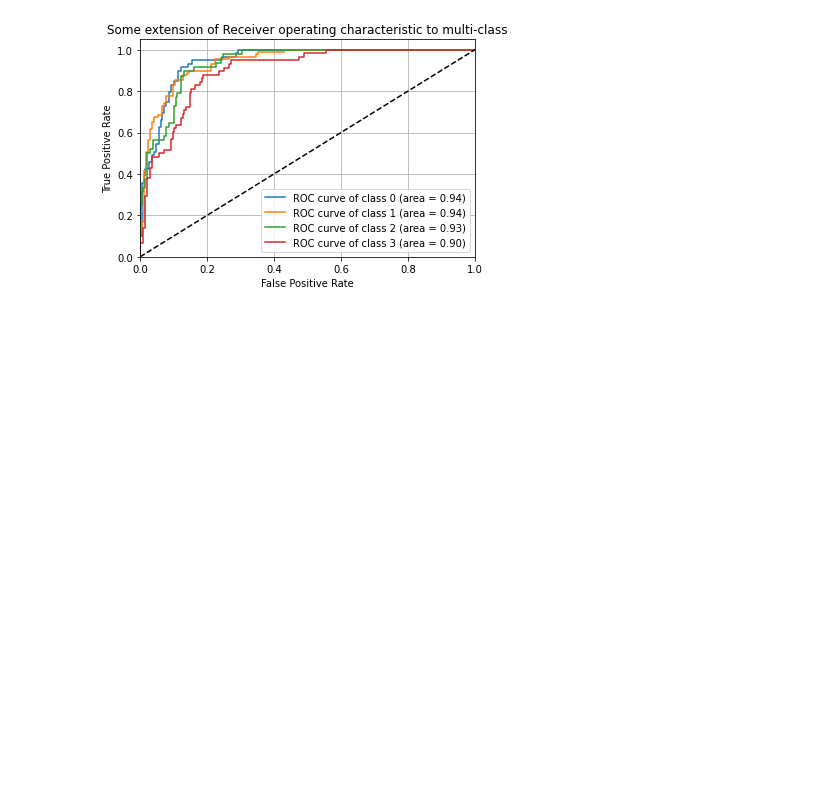
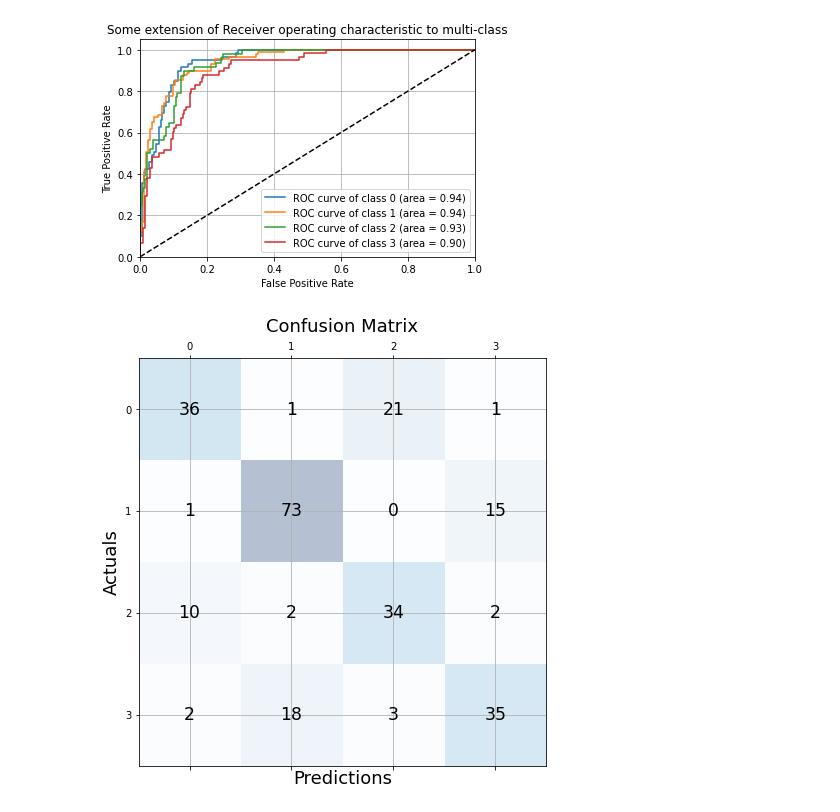
Before and after one commit to sgalrot/corsound, a Jupyter notebook: notebooks/corsound_cnn.ipynb, the cells around one changed output. Drawn from its saved outputs; the diff is of its cells as text; code cells hidden in the pictures; blank space fills up the shorter version.

Commit message:
adding confusion matrix

```diff
--- a/notebooks/corsound_cnn.ipynb
+++ b/notebooks/corsound_cnn.ipynb
@@ -291,13 +291,17 @@ test_set = torch.utils.data.TensorDataset(torch.tensor(x_test).float(), torch.te
 test_loader = torch.utils.data.DataLoader(dataset=test_set, batch_size=batch_size)
 with torch.no_grad():
     test_score_list = []
+    y_pred_list = []
     for x, y in test_loader:
         x = x.cuda()
         y = y.cuda()
         y_hat = model(x)
         test_score = (torch.argmax(y_hat, dim=1) != y).sum()
 
+        y_pred_list.extend(torch.argmax(y_hat, dim=1))
         test_score_list.append(test_score.item())
+
+y_pred = np.array([y_hat.cpu().numpy() for y_hat in y_pred_list])
 
 test_score_cnn = np.sum(test_score_list) / len(test_set)
 torch.save(model.state_dict(),  "./cnn_vox.pt")
@@ -344,3 +348,19 @@ plt.legend(loc="lower right")
 plt.show()
 # %% [output]
 [figure]
+# %%
+from sklearn.metrics import confusion_matrix
+
+conf_matrix = confusion_matrix(y_true=y_test, y_pred=y_pred)
+fig, ax = plt.subplots(figsize=(7.5, 7.5))
+ax.matshow(conf_matrix, cmap=plt.cm.Blues, alpha=0.3)
+for i in range(conf_matrix.shape[0]):
+    for j in range(conf_matrix.shape[1]):
+        ax.text(x=j, y=i,s=conf_matrix[i, j], va='center', ha='center', size='xx-large')
+
+plt.xlabel('Predictions', fontsize=18)
+plt.ylabel('Actuals', fontsize=18)
+plt.title('Confusion Matrix', fontsize=18)
+plt.show()
+# %% [output]
+[figure, added]
```
